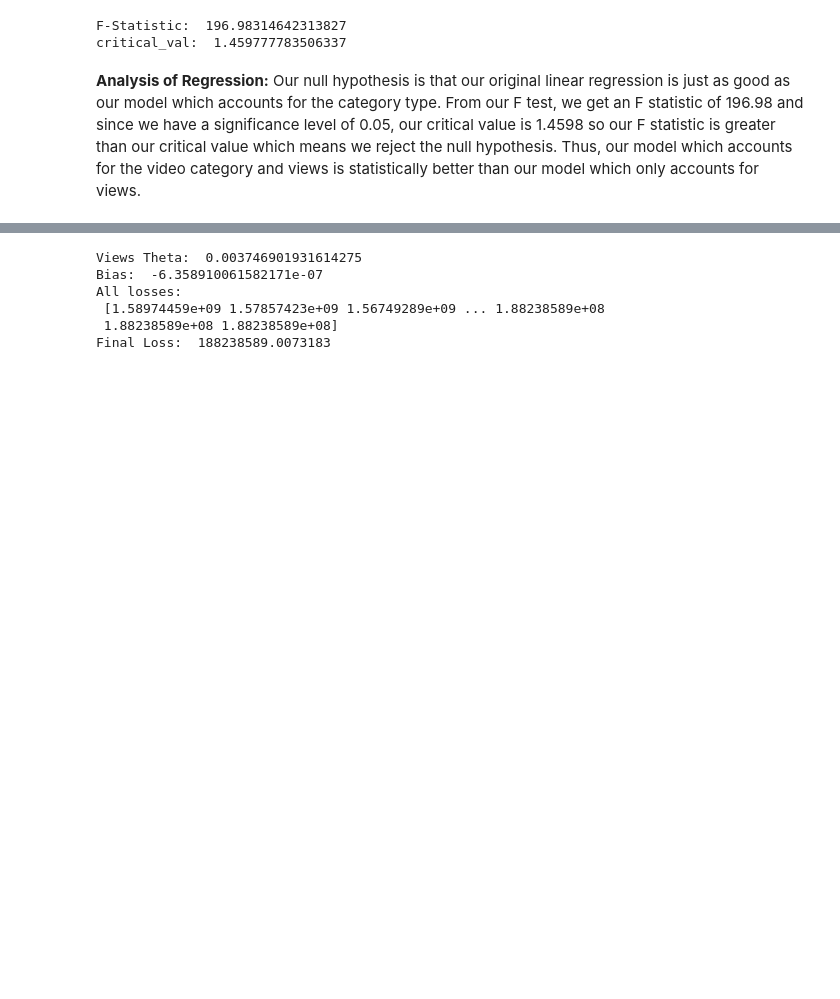
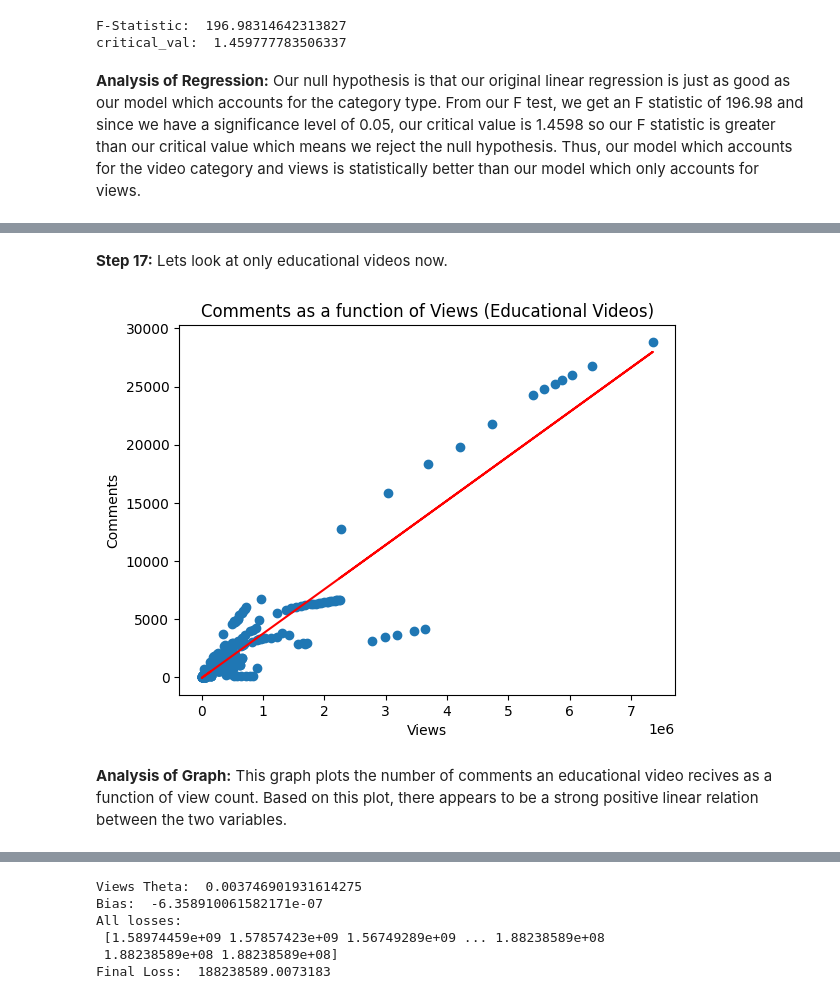
Before and after one commit to alec-luterman/320_final, a Jupyter notebook: 320_Final.ipynb, the cells around one changed output, grey strips where cells are left out. Cells and saved outputs as stored; diff of their text form; code cells hidden in the pictures; blank space fills up the shorter version.

```diff
--- a/320_Final.ipynb
+++ b/320_Final.ipynb
@@ -731,0 +469,26 @@ If we have H0 be there is no relationship between upload datetime and comments f
+# %% [markdown]
+**Step 17:** Lets look at only educational videos now.
+# %%
+df2 = df[df['category_id'] == 'Education']
+df2.head()
+
+df_lin_reg = df2[['views', 'comment_count']]
+np_lin_reg = df_lin_reg.values
+X = np_lin_reg[:,0]
+X_ones = np.vstack([X, np.ones(len(X))]).T
+Y = np_lin_reg[:,1]
+
+lst_sq, residual, _, _ = np.linalg.lstsq(X_ones, Y, rcond=None)
+slope, intercept = lst_sq
+
+fig, ax = plt.subplots(nrows=1, ncols=1)
+ax.scatter(df2['views'], df2['comment_count'])
+ax.plot(X, intercept + slope*X, 'r')
+ax.set_title('Comments as a function of Views (Educational Videos)')
+ax.set_xlabel('Views')
+ax.set_ylabel('Comments')
+plt.show()
+# %% [output]
+[figure, added]
+# %% [markdown]
+**Analysis of Graph:** This graph plots the number of comments an educational video recives as a function of view count. Based on this plot, there appears to be a strong positive linear relation between the two variables.
```
Also changed, not shown: parts of 49 cells of this notebook.
